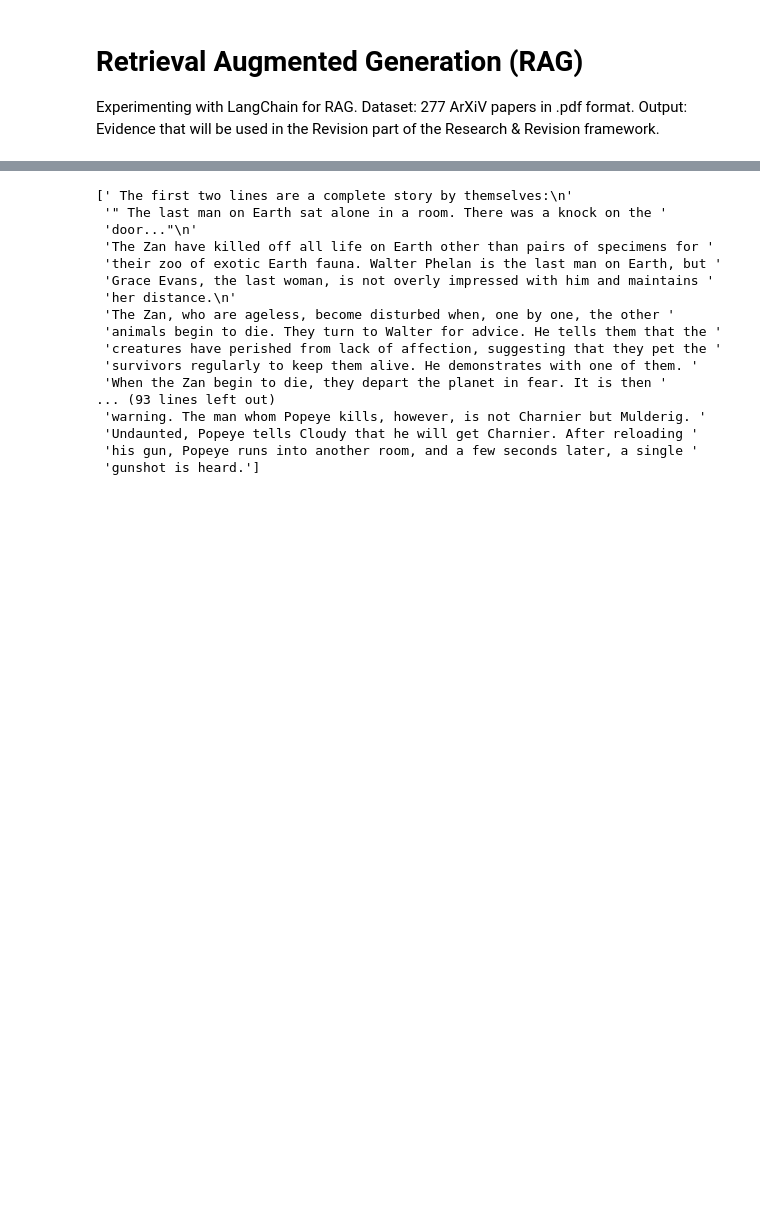
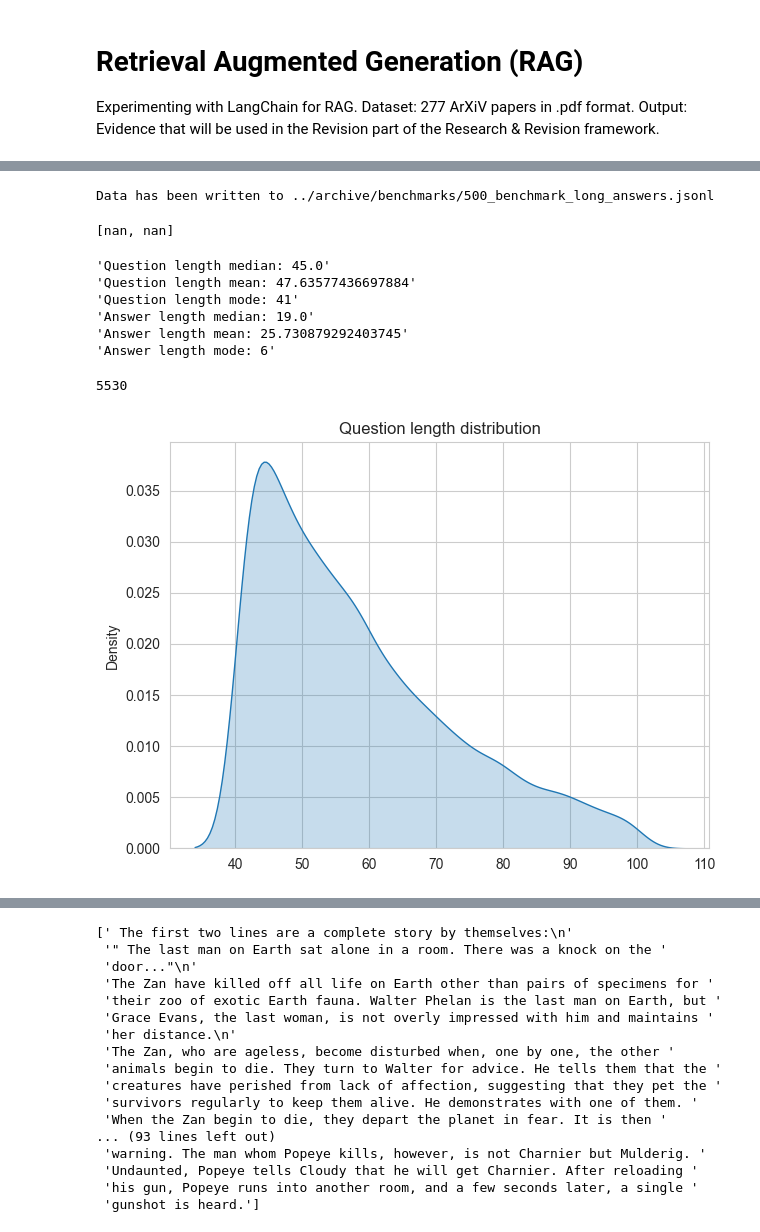
Before and after one commit to KremerML/RAGR2, a Jupyter notebook: notebooks/RAG_initial_exploration.ipynb, the cells around one changed output, grey strips where cells are left out. Saved outputs shown, nothing was run; the diff lists cells and outputs as text; code cells hidden in the pictures; blank space fills up the shorter version.

```diff
--- a/notebooks/RAG_initial_exploration.ipynb
+++ b/notebooks/RAG_initial_exploration.ipynb
@@ -6,0 +74,74 @@ Output: Evidence that will be used in the Revision part of the Research & Revisi
+# %%
+import sys
+sys.path.append('..')
+from narrative_qa_rag import csv_to_jsonl
+
+csv_path = '../archive/benchmarks/500_benchmark_long_answers.csv'
+jsonl_path = '../archive/benchmarks/500_benchmark_long_answers.jsonl'
+csv_to_jsonl(csv_path, jsonl_path)
+# %% [output]
+Data has been written to ../archive/benchmarks/500_benchmark_long_answers.jsonl
+# %%
+qaps_file_path = '../archive/narrative_qa/qaps.csv'
+qaps = pd.read_csv(qaps_file_path)
+
+print([x for x in qaps['answer1'].to_list() if type(x) != str])
+# %% [output]
+[nan, nan]
+# %%
+import sys
+sys.path.append('..')
+
+import pandas as pd
+from pprint import pprint
+# from narrative_qa_rag import question_selection
+
+qaps_file_path = '../archive/narrative_qa/qaps.csv'
+
+# qaps = question_selection(qaps_file_path)
+qaps = pd.read_csv(qaps_file_path)
+qaps = qaps.drop_duplicates(subset=['question'])
+qaps.dropna(inplace=True)
+
+qaps['question_length'] = qaps['question'].apply(len)
+qaps['answer_length'] = qaps['answer1'].apply(len)
+
+
+pprint(f"Question length median: {qaps['question_length'].median()}")
+pprint(f"Question length mean: {qaps['question_length'].mean()}")
+pprint(f"Question length mode: {qaps['question_length'].mode()[0]}")
+
+pprint(f"Answer length median: {qaps['answer_length'].median()}")
+pprint(f"Answer length mean: {qaps['answer_length'].mean()}")
+pprint(f"Answer length mode: {qaps['answer_length'].mode()[0]}")
+# qaps = qaps.loc[(qaps['question_length'] >= 35) & (qaps['question_length'] <= 300)]
+# %% [output]
+'Question length median: 45.0'
+'Question length mean: 47.63577436697884'
+'Question length mode: 41'
+'Answer length median: 19.0'
+'Answer length mean: 25.730879292403745'
+'Answer length mode: 6'
+# %%
+len(qaps.loc[(qaps['answer_length'] >= 50) & (qaps['answer_length'] <= 100)])
+# qaps.describe()
+# %% [output]
+5530
+# %%
+import numpy as np
+import matplotlib.pyplot as plt
+import seaborn as sns
+
+qaps = qaps.loc[(qaps['answer_length'] > 40) & (qaps['answer_length'] <= 100)]
+
+sns.set_style("whitegrid")
+fig = plt.figure(1)
+axs = fig.add_subplot(111)
+
+sns.kdeplot(data=qaps['answer_length'].values,legend=False,ax=axs,fill=True)
+axs.set_title(f'Question length distribution')
+axs.set_xlim()
+plt.tight_layout()
+plt.show()
+# %% [output]
+[figure, added]
```
Also changed, not shown: parts of 35 cells of this notebook.
